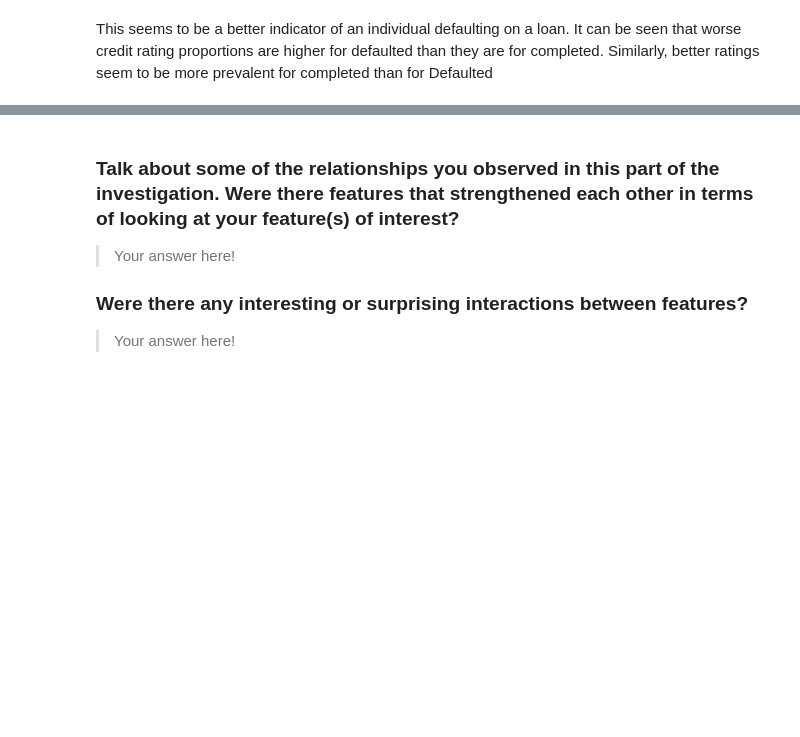
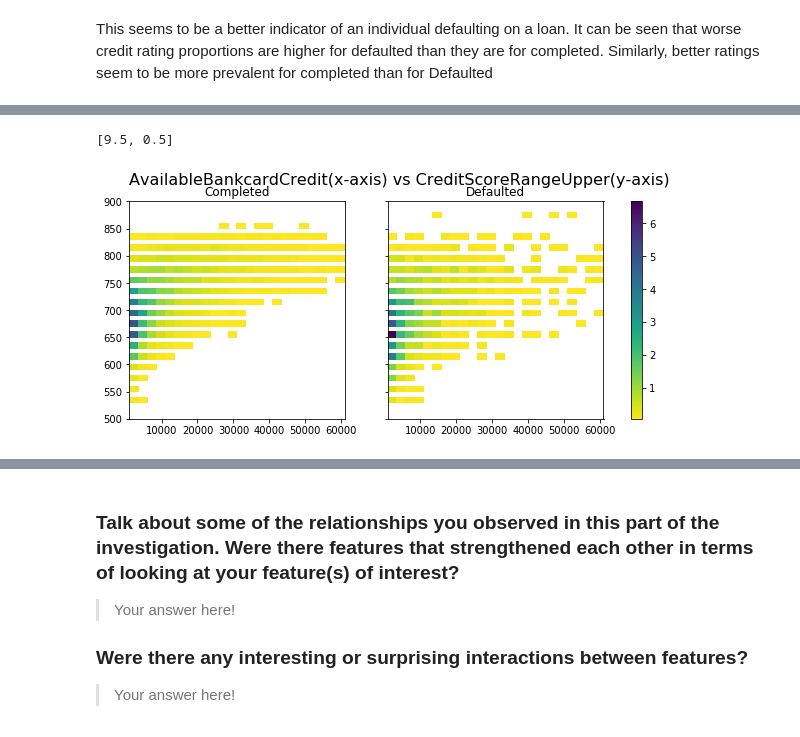
Before and after one commit to aleromar/LoanDataVisuals, a Jupyter notebook: exploration_template.ipynb, the cells around one changed output, grey strips where cells are left out. Saved outputs shown, nothing was run; the diff lists cells and outputs as text; code cells hidden in the pictures; blank space fills up the shorter version.

```diff
--- a/exploration_template.ipynb
+++ b/exploration_template.ipynb
@@ -1152,0 +1251,11 @@ your work in the previous sections.
+# %%
+xstep = 2500
+binsx = np.arange(1000,60000+xstep,xstep)
+ystep = 10
+binsy = np.arange(500,900+ystep,ystep)
+subplottitle =['Completed','Defaulted']
+suptitle = 'AvailableBankcardCredit(x-axis) vs CreditScoreRangeUpper(y-axis)'
+heatmapNormalize([df_compl['AvailableBankcardCredit'], df_def['AvailableBankcardCredit']],[df_compl['CreditScoreRangeUpper'], df_def['CreditScoreRangeUpper']],binsx,binsy,subplottitle,suptitle,cminThres=0.5)
+# %% [output]
+[9.5, 0.5]
+[figure, added]
```
Also changed, not shown: parts of 42 cells of this notebook.
